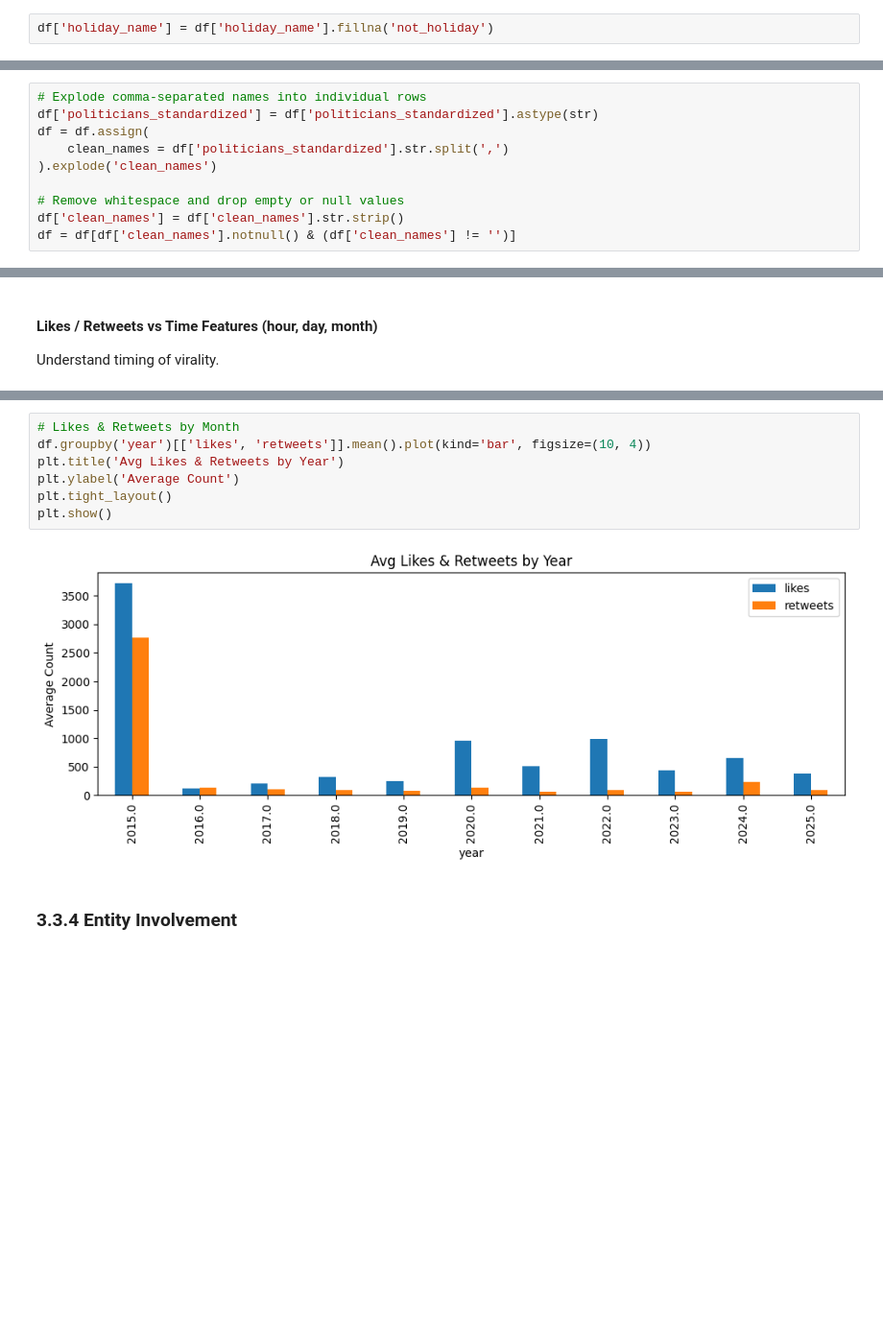
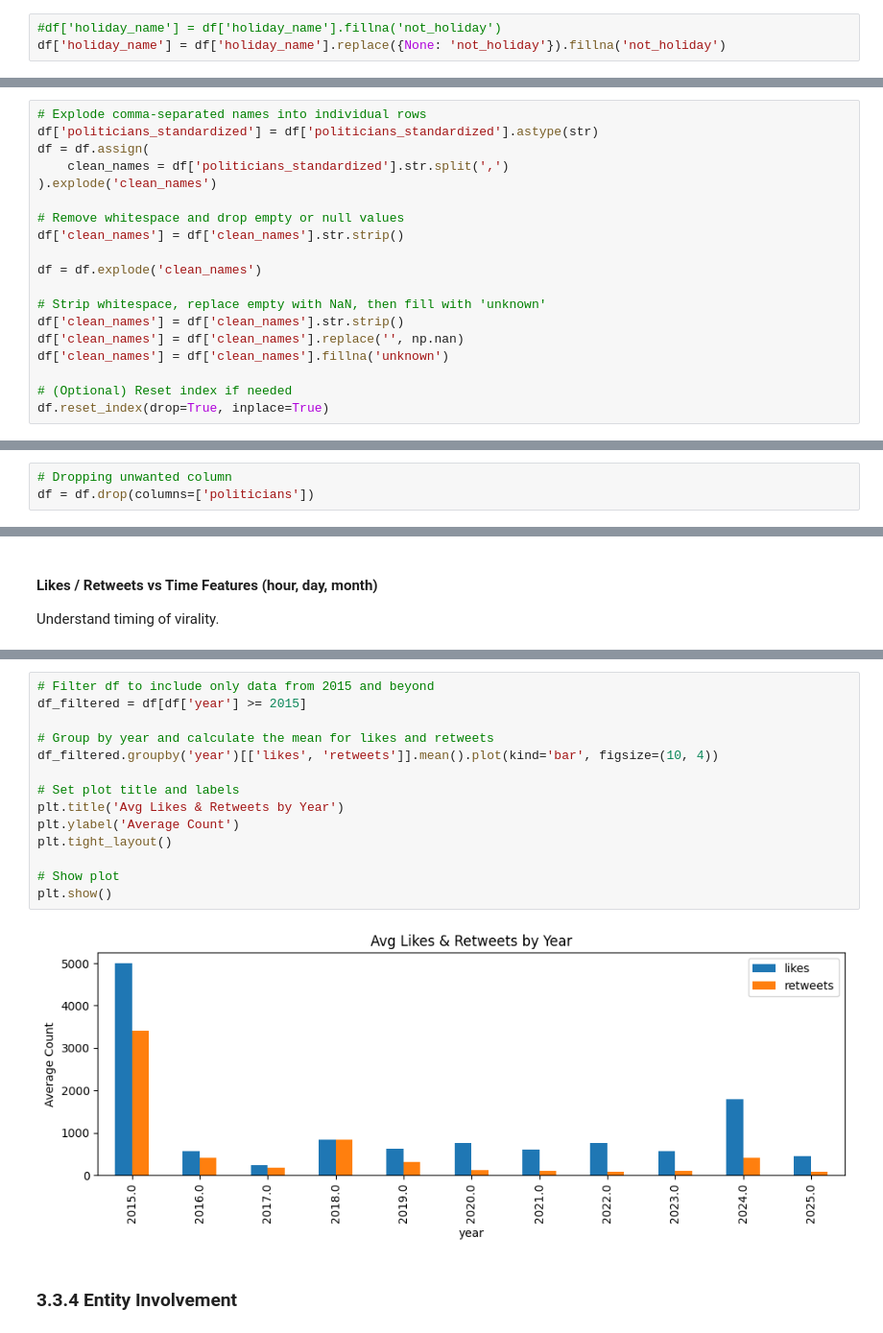
Before and after one commit to kennethnyangweso/CAPSTONE-PROJECT, a Jupyter notebook: Data Cleaning Sumaiya 2.ipynb, the cells around one changed output, grey strips where cells are left out. Shown at 96% size. Drawn from its saved outputs; the diff is of its cells as text; blank space fills up the shorter version.

```diff
--- a/Data Cleaning Sumaiya 2.ipynb
+++ b/Data Cleaning Sumaiya 2.ipynb
@@ -461,4 +461,5 @@ Jamhuri Day         7
 New Year's Day      6
 Name: count, dtype: int64
 # %%
-df['holiday_name'] = df['holiday_name'].fillna('not_holiday')
+#df['holiday_name'] = df['holiday_name'].fillna('not_holiday')
+df['holiday_name'] = df['holiday_name'].replace({None: 'not_holiday'}).fillna('not_holiday')
@@ -519,7 +524,16 @@ df = df.assign(
 
 # Remove whitespace and drop empty or null values
 df['clean_names'] = df['clean_names'].str.strip()
-df = df[df['clean_names'].notnull() & (df['clean_names'] != '')]
+
+df = df.explode('clean_names')
+
+# Strip whitespace, replace empty with NaN, then fill with 'unknown'
+df['clean_names'] = df['clean_names'].str.strip()
+df['clean_names'] = df['clean_names'].replace('', np.nan)
+df['clean_names'] = df['clean_names'].fillna('unknown')
+
+# (Optional) Reset index if needed
+df.reset_index(drop=True, inplace=True)
 # %%
 df['clean_names'].head(10)
 # %% [output]
@@ -627 +645,4 @@ clean_names                 0
 dtype: int64
+# %%
+# Dropping unwanted column
+df = df.drop(columns=['politicians'])
@@ -1043,12 +1034,19 @@ plt.show()
 # %%
-# Likes & Retweets by Month
-df.groupby('year')[['likes', 'retweets']].mean().plot(kind='bar', figsize=(10, 4))
+# Filter df to include only data from 2015 and beyond
+df_filtered = df[df['year'] >= 2015]
+
+# Group by year and calculate the mean for likes and retweets
+df_filtered.groupby('year')[['likes', 'retweets']].mean().plot(kind='bar', figsize=(10, 4))
+
+# Set plot title and labels
 plt.title('Avg Likes & Retweets by Year')
 plt.ylabel('Average Count')
 plt.tight_layout()
+
+# Show plot
 plt.show()
 # %% [output]
-[figure, old version]
+[figure, new version]
 # %% [markdown]
 ### 3.3.4 Entity Involvement
 # %% [markdown]
```
Also changed, not shown: parts of 33 cells of this notebook, 1 other file.
